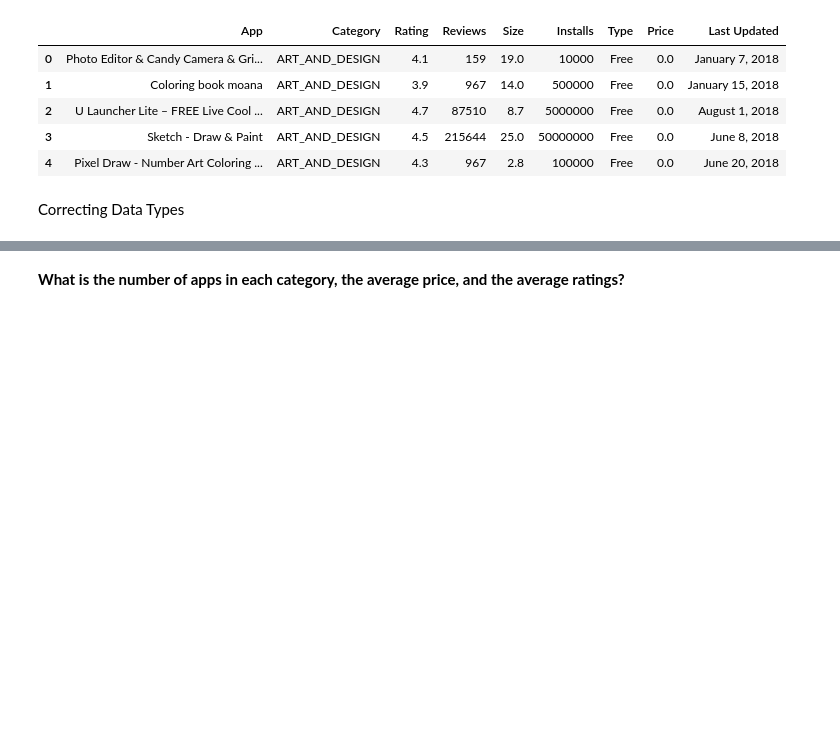
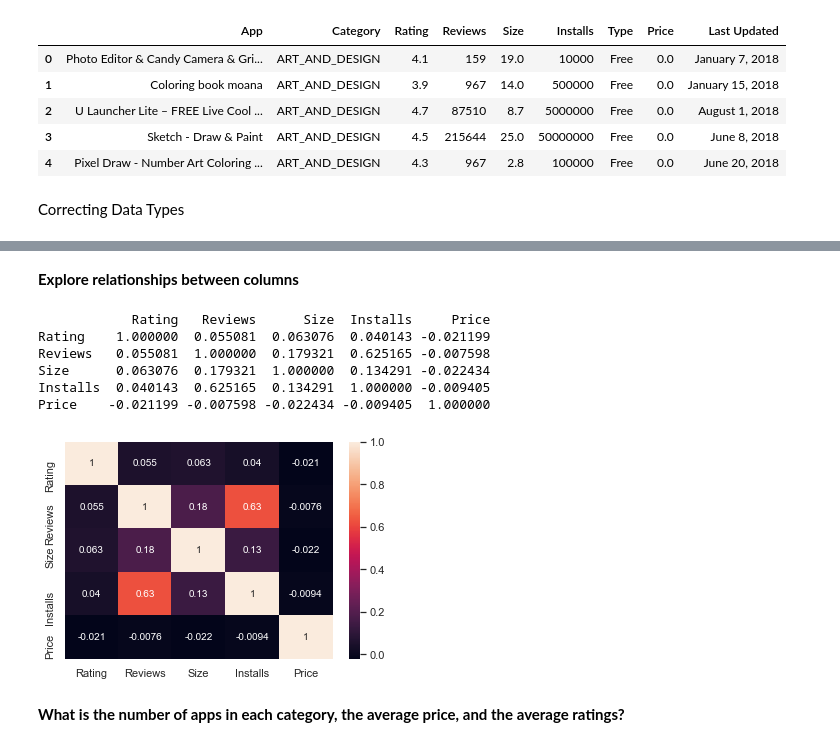
Before and after one commit to filzahanti/Filza-Projects, a Jupyter notebook: Exploring The Android App Market/analysis.ipynb, the cells around one changed output, grey strips where cells are left out. Drawn from its saved outputs; the diff is of its cells as text; code cells hidden in the pictures; blank space fills up the shorter version.

Commit message:
Add correlation matrix.

```diff
--- a/Exploring The Android App Market/analysis.ipynb
+++ b/Exploring The Android App Market/analysis.ipynb
@@ -81,3 +81,23 @@ memory usage: 1012.6+ KB
+# %% [markdown]
+<b>Explore relationships between columns</b>
+# %%
+import seaborn as sns
+import matplotlib.pyplot as plt
+
+#Print correlation column
+corr_apps=apps.corr()
+print(corr_apps)
+#Plot the correlation matrix
+sns.heatmap(corr_apps, annot=True)
+plt.show()
+# %% [output]
+            Rating   Reviews      Size  Installs     Price
+Rating    1.000000  0.055081  0.063076  0.040143 -0.021199
+Reviews   0.055081  1.000000  0.179321  0.625165 -0.007598
+Size      0.063076  0.179321  1.000000  0.134291 -0.022434
+Installs  0.040143  0.625165  0.134291  1.000000 -0.009405
+Price    -0.021199 -0.007598 -0.022434 -0.009405  1.000000
+[figure, added]
 # %% [markdown]
 <b>What is the number of apps in each category, the average price, and the average ratings?</b>
 # %%
```
Also changed, not shown: parts of 4 cells of this notebook.
